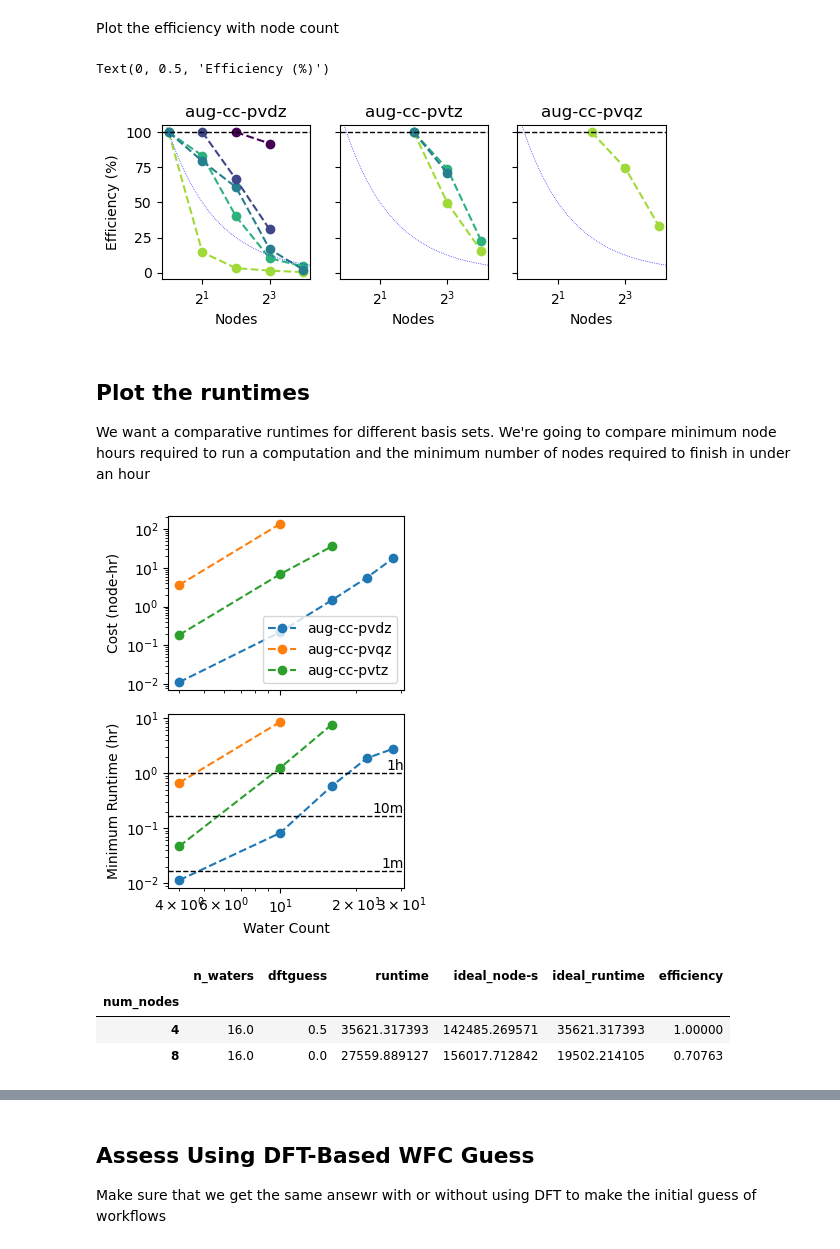
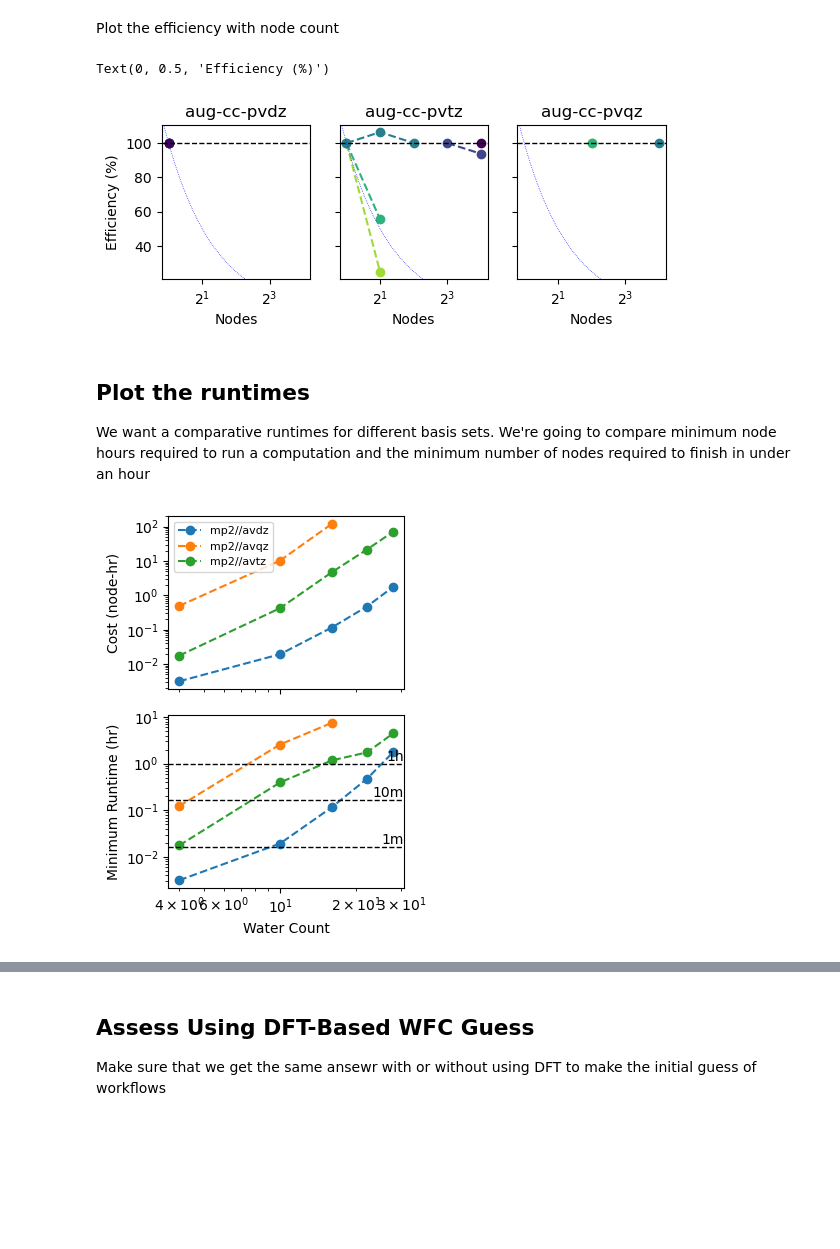
Before and after one commit to exalearn/fast-finetuned-forcefields, a Jupyter notebook: notebooks/hydronet/0_code-evaluation/nwchem/evaluate-nwchem-scaling-and-accuracy.ipynb, the cells around one changed output, grey strips where cells are left out. Drawn from its saved outputs; the diff is of its cells as text; code cells hidden in the pictures; blank space fills up the shorter version.

```diff
--- a/notebooks/hydronet/0_code-evaluation/nwchem/evaluate-nwchem-scaling-and-accuracy.ipynb
+++ b/notebooks/hydronet/0_code-evaluation/nwchem/evaluate-nwchem-scaling-and-accuracy.ipynb
@@ -248,4 +248,4 @@ We only want runs on Cori with 68 ranks per node. I am not sure if the Shifter i
 # %%
-results = results.query('hostname=="cori" and ranks_per_node==68')
-print(f'Found {len(results)} relevant entries.')
+perl = results.query('hostname=="login" and ranks_per_node==128')
+print(f'Found {len(perl)} relevant entries.')
 # %% [output]
@@ -257,7 +257,7 @@ Average the runtime for each cluster for each basis set at each number of nodes
 # We use extra fields `groupby` to get additional columns in the output
 # Converting the result of `mean` from a Series to a DataFrame, then calling reset index to make it a single-index array
 #  gives me a kind of DataFrame I'm most comfortable working with
-avg_results = pd.DataFrame(results.groupby(['id', 'basis', 'num_nodes', 'n_waters', 'dftguess'])['runtime'].mean()).reset_index()
+avg_results = pd.DataFrame(perl.groupby(['id', 'basis', 'num_nodes', 'n_waters', 'dftguess'])['runtime'].mean()).reset_index()
 # %% [markdown]
 Compute the scaling efficiency
 # %%
@@ -280,7 +280,7 @@ cmap = cm.get_cmap('viridis_r')
 
 # Loop over basis sets
 for ax, b in zip(axs, bases):
-    subset = avg_results.query(f'basis=="{b}" and not dftguess')
+    subset = avg_results.query(f'basis=="{b}"')
     ax.set_title(b)
 
     # Loop over sizes of water clusters
@@ -311,49 +311,42 @@ for ax in axs:
 axs[0].set_ylabel('Efficiency (%)')
 # %% [output]
 Text(0, 0.5, 'Efficiency (%)')
-[figure, old version]
+[figure, new version]
 # %% [markdown]
 ## Plot the runtimes
 We want a comparative runtimes for different basis sets. We're going to compare minimum node hours required to run a computation and the minimum number of nodes required to finish in under an hour
 # %%
 fig, axs = plt.subplots(2, 1, figsize=(3.5, 4.5), sharex=True)
 
 # Plot the minimum node hours required to complete a calculation by size
 for bid, group in avg_results.groupby('basis'):
     min_group = group.groupby('n_waters')['ideal_node-s'].min()
 
-    axs[0].loglog(min_group.index, min_group / 3600,  '--o', label=bid)
+    axs[0].loglog(min_group.index, min_group / 3600,  '--o', label='mp2//a'+bid[-3:])
 
-axs[0].legend()
+axs[0].legend(fontsize=8)
 axs[0].set_ylabel('Cost (node-hr)')
 
 # Plot the minimum wallclock time achievable with >75% efficiency
 acc_results = avg_results.query('efficiency > 0.5')
 
 for bid, group in acc_results.groupby('basis'):
     min_group = group.groupby('n_waters')['runtime'].min()
 
-    axs[1].loglog(min_group.index, min_group / 3600,  '--o', label=bid)
+    axs[1].loglog(min_group.index, min_group / 3600,  '--o', label='a'+bid[-3:])
 axs[1].set_ylabel('Minimum Runtime (hr)')
 
 axs[1].set_xlim(axs[1].get_xlim())
 
 # Ad in marks at human-friendly times
 for t, l in zip([1./60, 10./60, 1.], ['1m', '10m', '1h']):
     axs[1].plot(axs[1].get_xlim(), [t]*2, 'k--', lw=1)
     axs[1].text(axs[1].get_xlim()[1], t, l, ha='right', va='bottom')
 
 
 axs[-1].set_xlabel('Water Count')
 fig.tight_layout()
 fig.savefig('figures/runtime-vs-size.png', dpi=320)
 # %% [output]
-[figure, old version]
+[figure, new version]
-# %%
-avg_results.query('basis=="aug-cc-pvtz"').query('n_waters==16').sort_values('num_nodes').groupby('num_nodes').mean()
-# %% [output]
-|  | n_waters | dftguess | runtime | ideal_node-s | ideal_runtime | efficiency |
-| num_nodes |  |  |  |  |  |  |
-| 4 | 16.0 | 0.5 | 35621.317393 | 142485.269571 | 35621.317393 | 1.00000 |
-| 8 | 16.0 | 0.0 | 27559.889127 | 156017.712842 | 19502.214105 | 0.70763 |
 # %%
```
Also changed, not shown: parts of 11 cells of this notebook, 23 other files.
